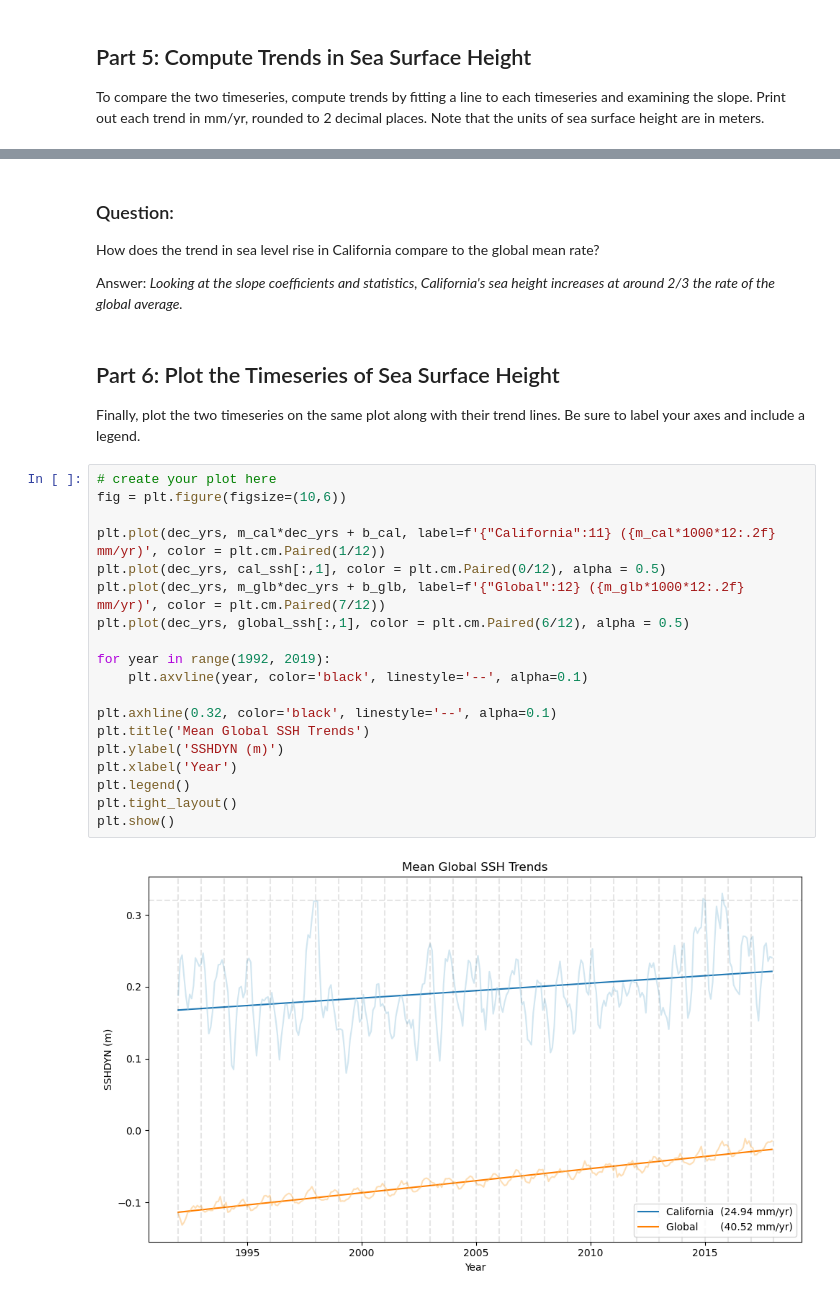
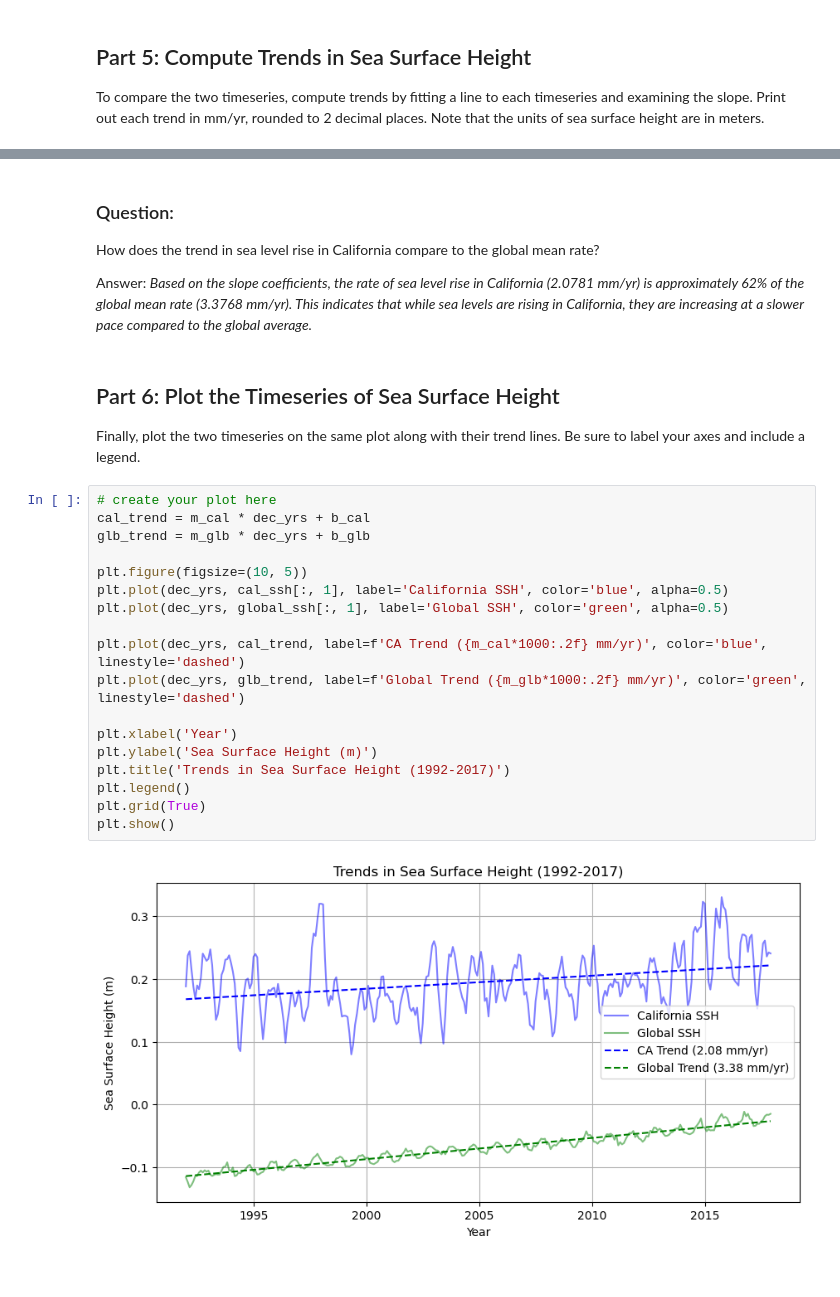
Before and after one commit to benjaminkzm/cs185c, a Jupyter notebook: homework/homework4/HW4 Sea Level Rise.ipynb, the cells around one changed output, grey strips where cells are left out. Cells and saved outputs as stored; diff of their text form.

```diff
--- a/homework/homework4/HW4 Sea Level Rise.ipynb
+++ b/homework/homework4/HW4 Sea Level Rise.ipynb
@@ -163,31 +163,30 @@ Global:     40.5218 mm/yr
 ### Question:
 How does the trend in sea level rise in California compare to the global mean rate?
 
-Answer: *Looking at the slope coefficients and statistics, California's sea height increases at around 2/3 the rate of the global average.*
+Answer: *Based on the slope coefficients, the rate of sea level rise in California (2.0781 mm/yr) is approximately 62% of the global mean rate (3.3768 mm/yr). This indicates that while sea levels are rising in California, they are increasing at a slower pace compared to the global average.*
 # %% [markdown]
 ## Part 6: Plot the Timeseries of Sea Surface Height
 Finally, plot the two timeseries on the same plot along with their trend lines. Be sure to label your axes and include a legend.
 # %%
 # create your plot here
-fig = plt.figure(figsize=(10,6))
+cal_trend = m_cal * dec_yrs + b_cal
+glb_trend = m_glb * dec_yrs + b_glb
 
-plt.plot(dec_yrs, m_cal*dec_yrs + b_cal, label=f'{"California":11} ({m_cal*1000*12:.2f} mm/yr)', color = plt.cm.Paired(1/12))
-plt.plot(dec_yrs, cal_ssh[:,1], color = plt.cm.Paired(0/12), alpha = 0.5)
-plt.plot(dec_yrs, m_glb*dec_yrs + b_glb, label=f'{"Global":12} ({m_glb*1000*12:.2f} mm/yr)', color = plt.cm.Paired(7/12))
-plt.plot(dec_yrs, global_ssh[:,1], color = plt.cm.Paired(6/12), alpha = 0.5)
+plt.figure(figsize=(10, 5))
+plt.plot(dec_yrs, cal_ssh[:, 1], label='California SSH', color='blue', alpha=0.5)
+plt.plot(dec_yrs, global_ssh[:, 1], label='Global SSH', color='green', alpha=0.5)
 
-for year in range(1992, 2019):
-    plt.axvline(year, color='black', linestyle='--', alpha=0.1)
+plt.plot(dec_yrs, cal_trend, label=f'CA Trend ({m_cal*1000:.2f} mm/yr)', color='blue', linestyle='dashed')
+plt.plot(dec_yrs, glb_trend, label=f'Global Trend ({m_glb*1000:.2f} mm/yr)', color='green', linestyle='dashed')
 
-plt.axhline(0.32, color='black', linestyle='--', alpha=0.1)
-plt.title('Mean Global SSH Trends')
-plt.ylabel('SSHDYN (m)')
 plt.xlabel('Year')
+plt.ylabel('Sea Surface Height (m)')
+plt.title('Trends in Sea Surface Height (1992-2017)')
 plt.legend()
-plt.tight_layout()
+plt.grid(True)
 plt.show()
 # %% [output]
-[figure, old version]
+[figure, new version]
 # %% [markdown]
 ### Questions:
 
```
Also changed, not shown: parts of 2 cells of this notebook.
